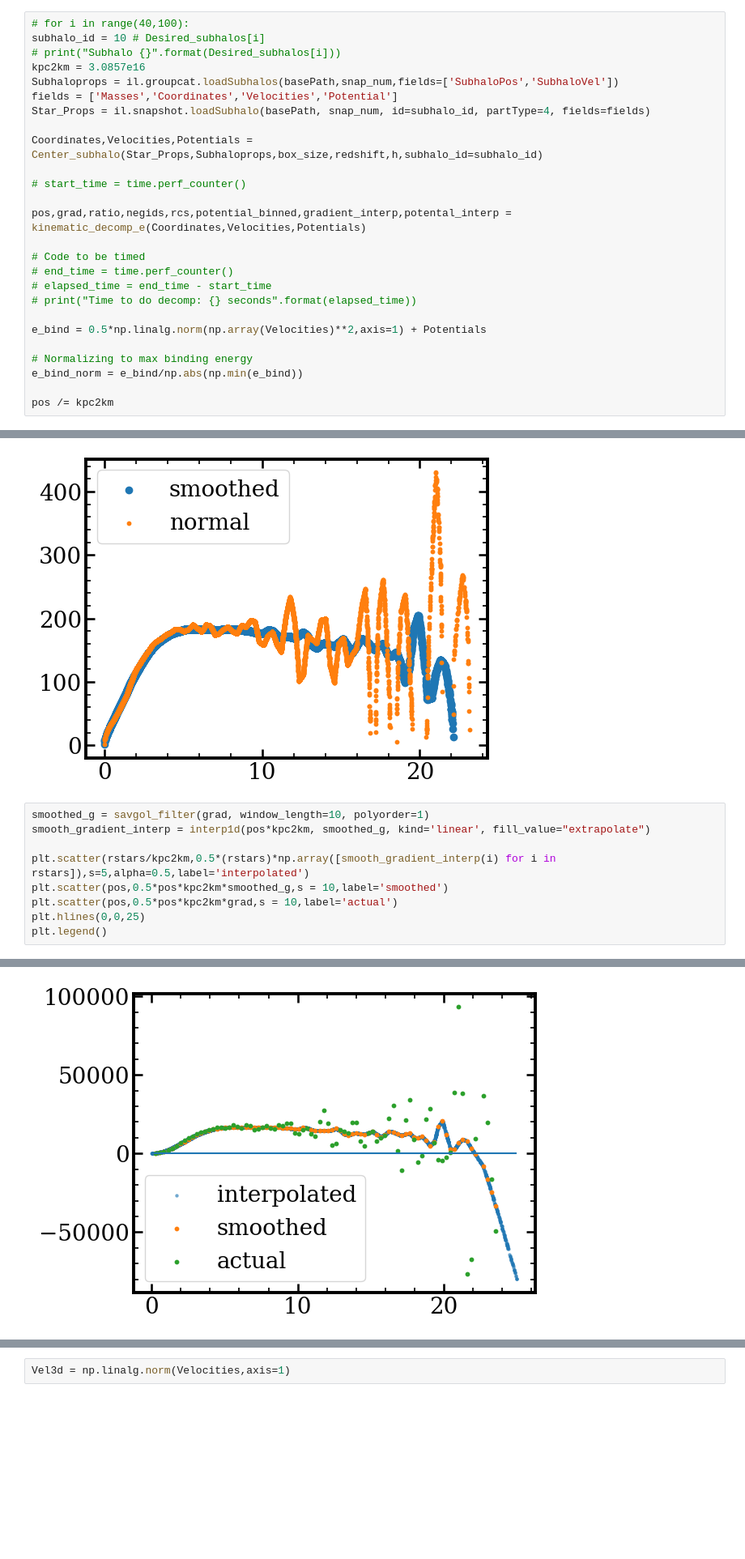
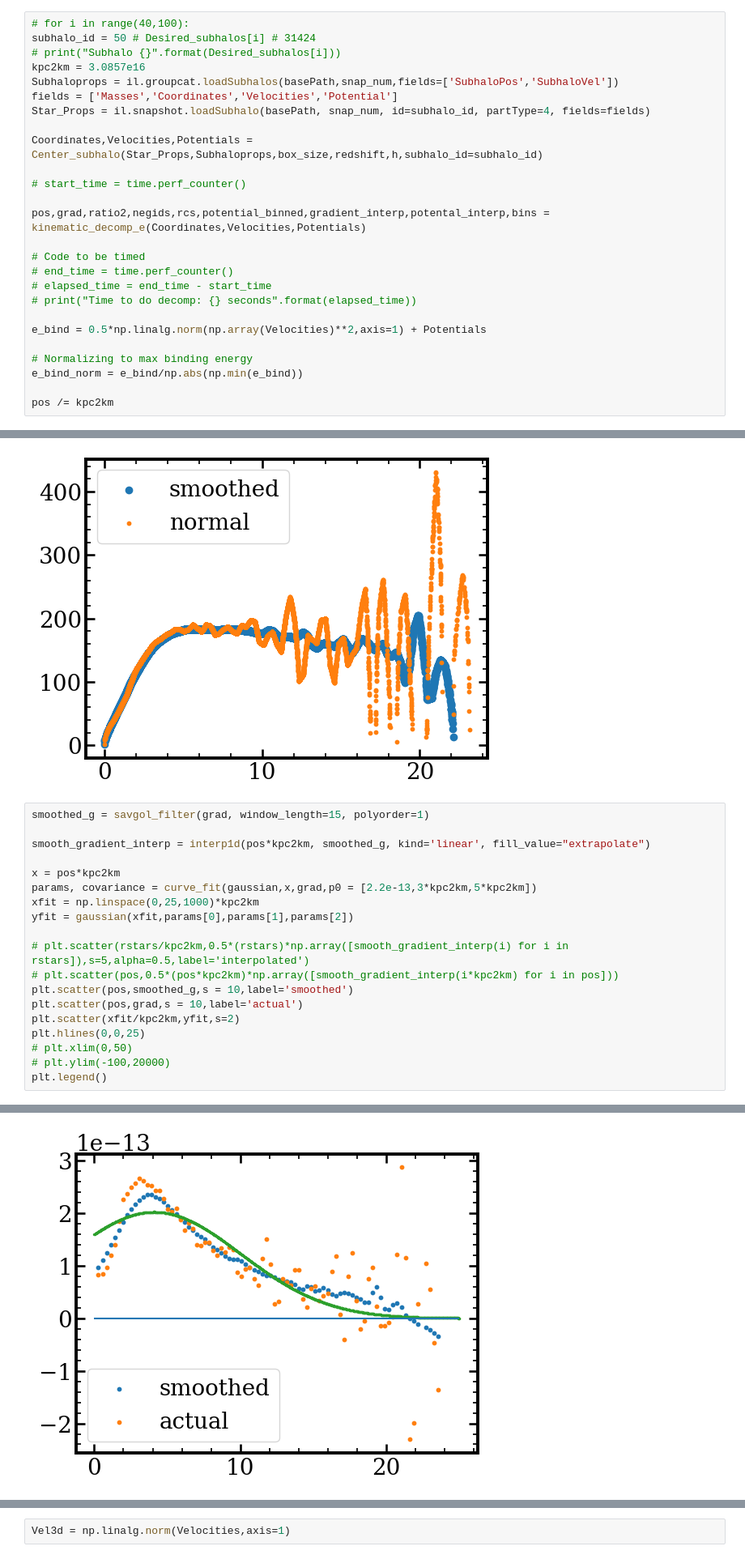
Before and after one commit to khojonat/Brahma_Analysis, a Jupyter notebook: Testing.ipynb, the cells around one changed output, grey strips where cells are left out. Shown at 81% size. Cells and saved outputs as stored; diff of their text form; blank space fills up the shorter version.

Commit message:
Finalizing decomp

```diff
--- a/Testing.ipynb
+++ b/Testing.ipynb
@@ -36,7 +158,7 @@ mask1 = np.logical_and(SubhaloBHLen>0,SubhaloStarsLen>1000)  # Only subhalos wit
 Desired_subhalos = SubhaloIndices[mask1]
 # %%
 # for i in range(40,100):
-subhalo_id = 10 # Desired_subhalos[i]
+subhalo_id = 50 # Desired_subhalos[i] # 31424
 # print("Subhalo {}".format(Desired_subhalos[i]))
 kpc2km = 3.0857e16
 Subhaloprops = il.groupcat.loadSubhalos(basePath,snap_num,fields=['SubhaloPos','SubhaloVel'])
@@ -47,7 +169,7 @@ Coordinates,Velocities,Potentials = Center_subhalo(Star_Props,Subhaloprops,box_s
 
 # start_time = time.perf_counter()
 
-pos,grad,ratio,negids,rcs,potential_binned,gradient_interp,potental_interp = kinematic_decomp_e(Coordinates,Velocities,Potentials)
+pos,grad,ratio2,negids,rcs,potential_binned,gradient_interp,potental_interp,bins = kinematic_decomp_e(Coordinates,Velocities,Potentials)
 
 # Code to be timed
 # end_time = time.perf_counter()
@@ -130,17 +268,27 @@ plt.legend()
 <matplotlib.legend.Legend at 0x...>
 [figure]
 # %%
-smoothed_g = savgol_filter(grad, window_length=10, polyorder=1)
+smoothed_g = savgol_filter(grad, window_length=15, polyorder=1)
+
 smooth_gradient_interp = interp1d(pos*kpc2km, smoothed_g, kind='linear', fill_value="extrapolate")
 
-plt.scatter(rstars/kpc2km,0.5*(rstars)*np.array([smooth_gradient_interp(i) for i in rstars]),s=5,alpha=0.5,label='interpolated')
-plt.scatter(pos,0.5*pos*kpc2km*smoothed_g,s = 10,label='smoothed')
-plt.scatter(pos,0.5*pos*kpc2km*grad,s = 10,label='actual')
+x = pos*kpc2km
+params, covariance = curve_fit(gaussian,x,grad,p0 = [2.2e-13,3*kpc2km,5*kpc2km])
+xfit = np.linspace(0,25,1000)*kpc2km
+yfit = gaussian(xfit,params[0],params[1],params[2])
+
+# plt.scatter(rstars/kpc2km,0.5*(rstars)*np.array([smooth_gradient_interp(i) for i in rstars]),s=5,alpha=0.5,label='interpolated')
+# plt.scatter(pos,0.5*(pos*kpc2km)*np.array([smooth_gradient_interp(i*kpc2km) for i in pos]))
+plt.scatter(pos,smoothed_g,s = 10,label='smoothed')
+plt.scatter(pos,grad,s = 10,label='actual')
+plt.scatter(xfit/kpc2km,yfit,s=2)
 plt.hlines(0,0,25)
+# plt.xlim(0,50)
+# plt.ylim(-100,20000)
 plt.legend()
 # %% [output]
 <matplotlib.legend.Legend at 0x...>
-[figure, old version]
+[figure, new version]
 # %%
 smoothed_p = savgol_filter(potential_binned, window_length=10, polyorder=1)
 smoothed_potental_interp = interp1d(pos*kpc2km, smoothed_p, kind='linear', fill_value="extrapolate")
```
Also changed, not shown: parts of 14 cells of this notebook, 2 other files.
